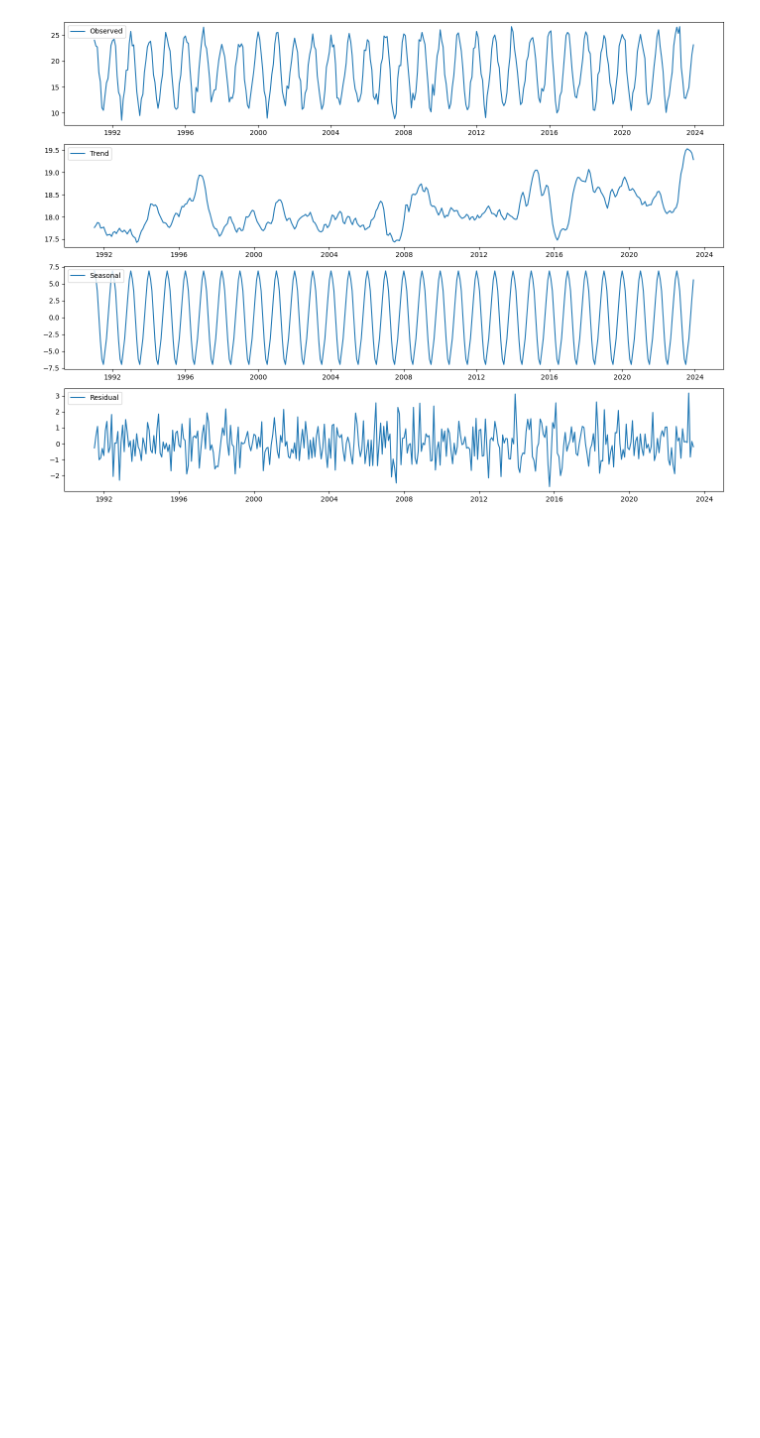
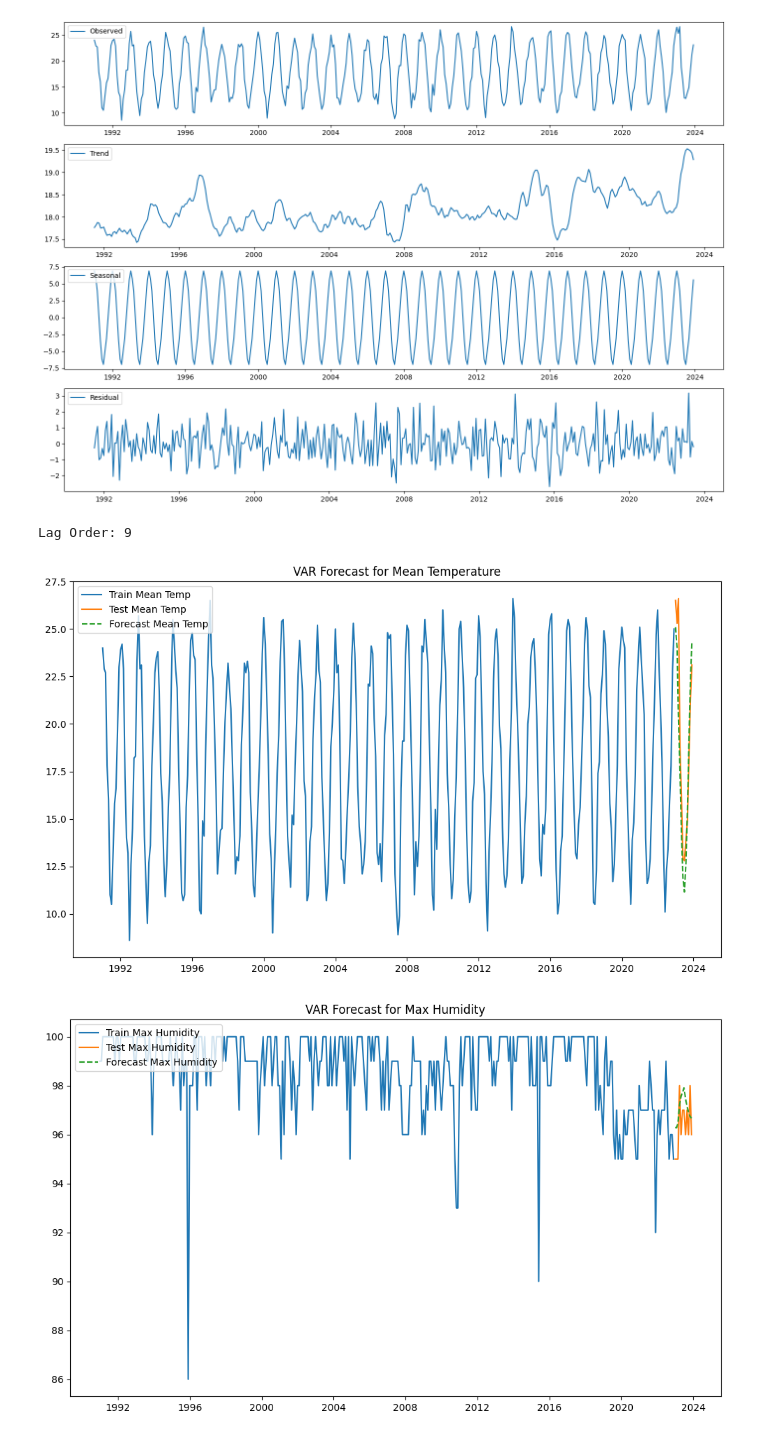
Before and after one commit to CimimUxMaio/tp-se-ales, a Jupyter notebook: analisis.ipynb, the cells around one changed output. Cells and saved outputs as stored; diff of their text form; code cells hidden in the pictures; blank space fills up the shorter version.

Commit message:
agrego vector autoregression forecasting
esto permite correr una especie de modelo ARIMA pero con varias señales juntas, en este caso humedad y temperatura

```diff
--- a/analisis.ipynb
+++ b/analisis.ipynb
@@ -72,3 +72,82 @@ plt.tight_layout()
 plt.show()
 # %% [output]
 [figure]
+# %%
+# Vector Autoregression (VAR) Forecasting
+
+import pandas as pd
+import matplotlib.pyplot as plt
+from statsmodels.tsa.api import VAR
+from statsmodels.tools.eval_measures import rmse, aic
+
+# Load the data
+data = pd.read_csv('./data/combined_data.csv')
+
+# Data cleaning and preparation
+data.drop(columns=['Unnamed: 0'], inplace=True)
+month_mapping = {
+    'Enero': 1, 'Febrero': 2, 'Marzo': 3, 'Abril': 4, 'Mayo': 5, 'Junio': 6,
+    'Julio': 7, 'Agosto': 8, 'Septiembre': 9, 'Octubre': 10, 'Noviembre': 11, 'Diciembre': 12
+}
+data['month'] = data['month'].map(month_mapping)
+data['date'] = pd.to_datetime(data[['year', 'month']].assign(day=1))
+data.set_index('date', inplace=True)
+
+# Select the columns for the VAR model
+df = data[['meanTemp', 'maxHumidity', 'minHumidity']]
+
+# Split the data into training and testing sets
+n_obs = 12
+train = df[:-n_obs]
+test = df[-n_obs:]
+
+# Fit the VAR model
+model = VAR(train)
+model_fitted = model.fit(maxlags=15, ic='aic')
+
+# Get the lag order
+lag_order = model_fitted.k_ar
+print(f'Lag Order: {lag_order}')
+
+# Make forecast
+forecast_input = train.values[-lag_order:]
+fc = model_fitted.forecast(y=forecast_input, steps=n_obs)
+df_forecast = pd.DataFrame(fc, index=test.index, columns=test.columns)
+
+# Plot the forecast
+plt.figure(figsize=(12, 7))
+plt.plot(train['meanTemp'], label='Train Mean Temp')
+plt.plot(test['meanTemp'], label='Test Mean Temp')
+plt.plot(df_forecast['meanTemp'], label='Forecast Mean Temp', linestyle='--')
+plt.legend(loc='upper left')
+plt.title('VAR Forecast for Mean Temperature')
+plt.show()
+
+plt.figure(figsize=(12, 7))
+plt.plot(train['maxHumidity'], label='Train Max Humidity')
+plt.plot(test['maxHumidity'], label='Test Max Humidity')
+plt.plot(df_forecast['maxHumidity'], label='Forecast Max Humidity', linestyle='--')
+plt.legend(loc='upper left')
+plt.title('VAR Forecast for Max Humidity')
+plt.show()
+
+plt.figure(figsize=(12, 7))
+plt.plot(train['minHumidity'], label='Train Min Humidity')
+plt.plot(test['minHumidity'], label='Test Min Humidity')
+plt.plot(df_forecast['minHumidity'], label='Forecast Min Humidity', linestyle='--')
+plt.legend(loc='upper left')
+plt.title('VAR Forecast for Min Humidity')
+plt.show()
+
+# Evaluate the forecast
+rmse_mean_temp = rmse(test['meanTemp'], df_forecast['meanTemp'])
+rmse_max_humidity = rmse(test['maxHumidity'], df_forecast['maxHumidity'])
+rmse_min_humidity = rmse(test['minHumidity'], df_forecast['minHumidity'])
+
+print(f'RMSE Mean Temperature: {rmse_mean_temp}')
+print(f'RMSE Max Humidity: {rmse_max_humidity}')
+print(f'RMSE Min Humidity: {rmse_min_humidity}')
+# %% [output]
+Lag Order: 9
+[figure, added]
+[figure, added]
```
Also changed, not shown: parts of 1 cell of this notebook.
